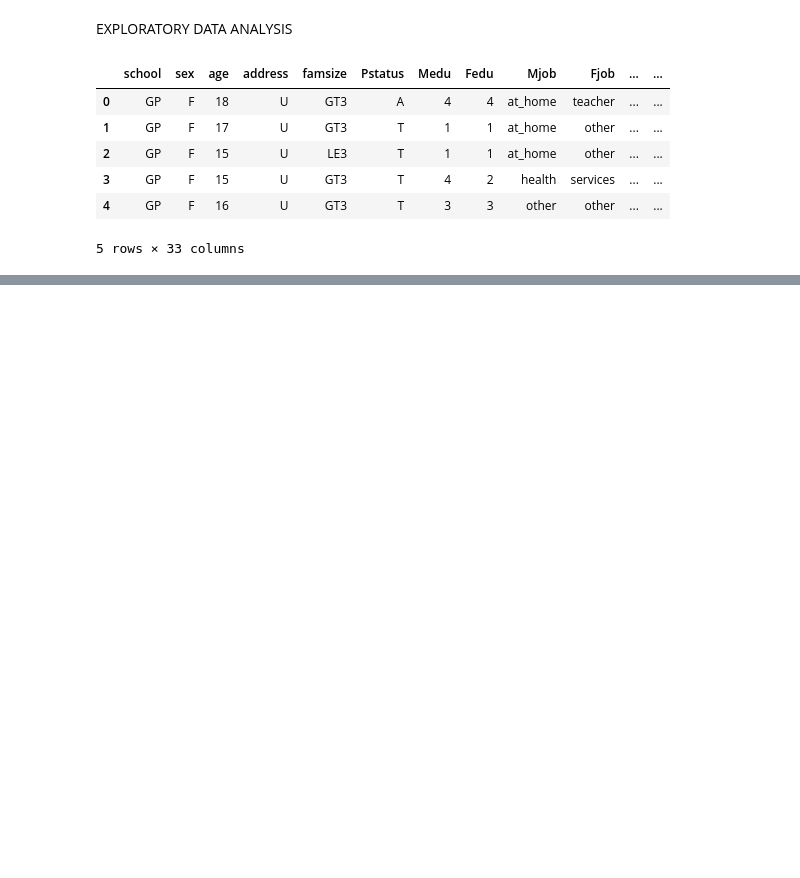
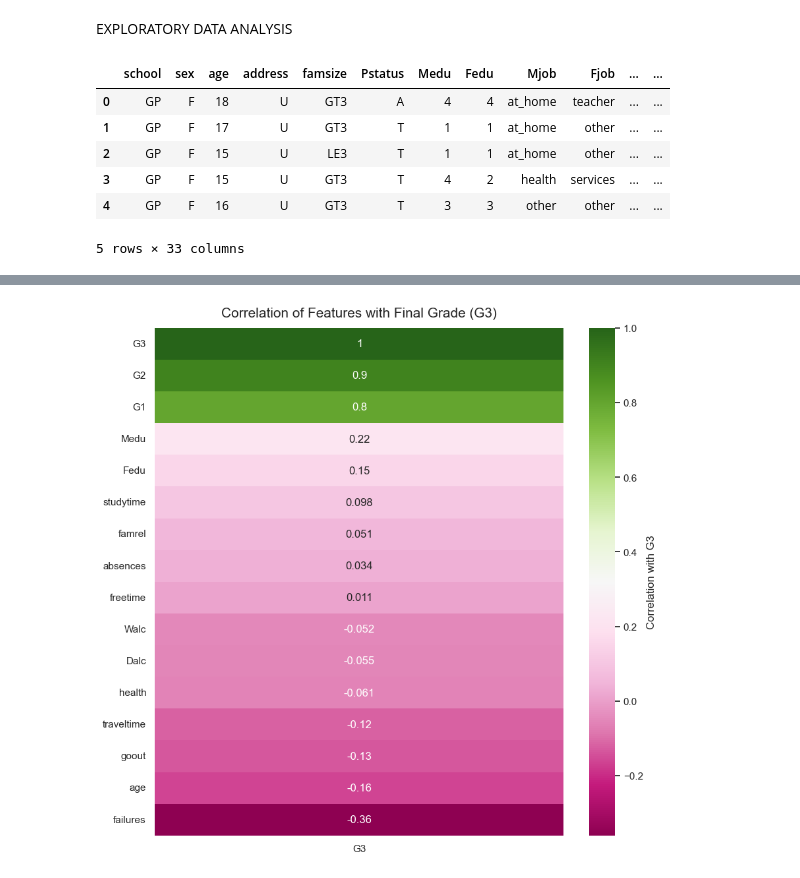
Before and after one commit to Ariana-Elahi/ML-Final-Project, a Jupyter notebook: eda.ipynb, the cells around one changed output, grey strips where cells are left out. Cells and saved outputs as stored; diff of their text form; code cells hidden in the pictures; blank space fills up the shorter version.

```diff
--- a/eda.ipynb
+++ b/eda.ipynb
@@ -100,0 +88,8 @@ dtype: object
+# %%
+#plotting heatmap of sorted correlation table
+plt.figure(figsize=(10, 10))
+sns.heatmap(corr_sorted, annot=True, cmap='PiYG', cbar_kws={'label': 'Correlation with G3'}) #showing corr values-true, color bar label
+plt.title('Correlation of Features with Final Grade (G3)', fontsize=15, pad=12)
+plt.show()
+# %% [output]
+[figure, added]
```
Also changed, not shown: parts of 14 cells of this notebook, 10 other files.
